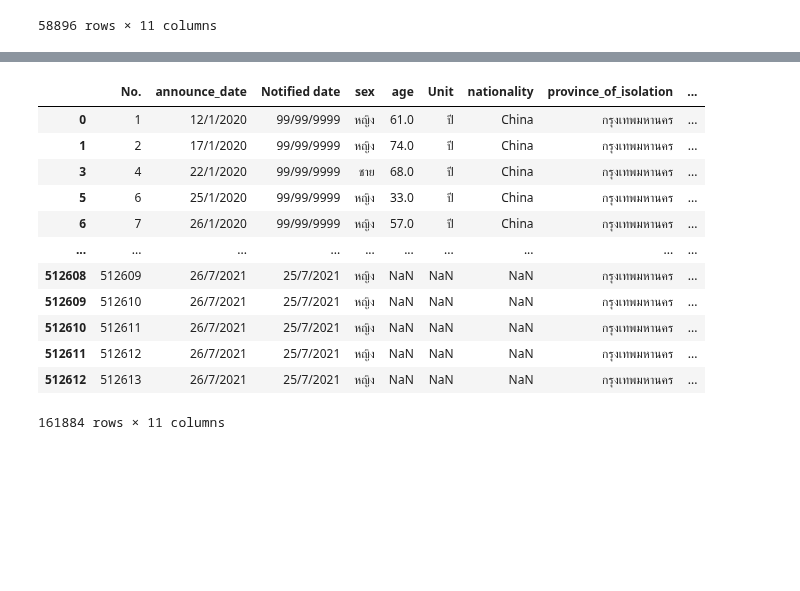
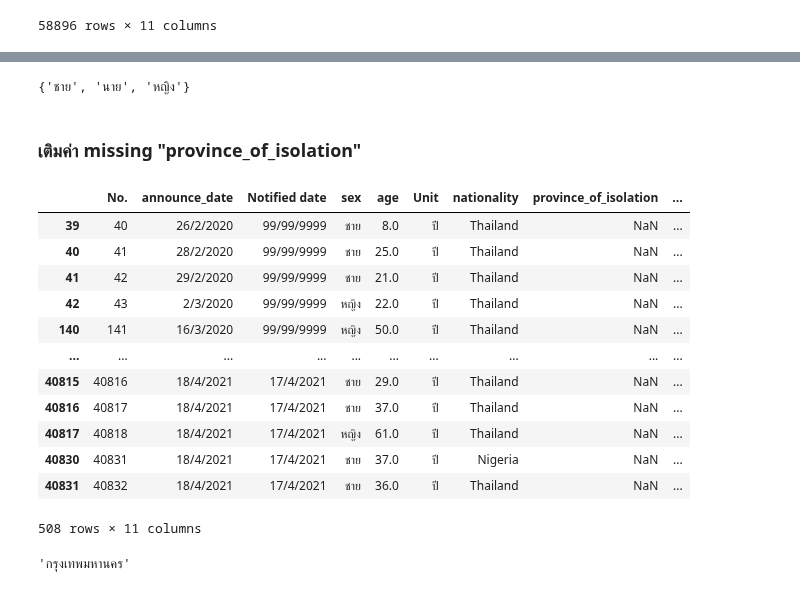
Before and after one commit to Peckkie/DPDM2021, a Jupyter notebook: Data_preprocessing_(Chapter_3).ipynb, the cells around one changed output, grey strips where cells are left out. Drawn from its saved outputs; the diff is of its cells as text; code cells hidden in the pictures; blank space fills up the shorter version.

Commit message:
Data_preprocessing_(Chapter_3)

```diff
--- a/Data_preprocessing_(Chapter_3).ipynb
+++ b/Data_preprocessing_(Chapter_3).ipynb
@@ -320,0 +366,3 @@ Name: Unit, Length: 512622, dtype: bool
+# %%
+data_covid_cases[['nationality']] = data_covid_cases[['nationality']].fillna('Thailand')  #commond sense
+data_covid_cases
@@ -443,0 +465,3 @@ data_covid_cases[data_covid_cases['province_of_onset'] == 'ขอนแก่น
+# %%
+data_covid_cases[['age']] = data_covid_cases[['age']].fillna(data_covid_cases['age'].mean()) #เติมด้วยค่าเฉลี่ย
+data_covid_cases
@@ -443,0 +494,3 @@ data_covid_cases[data_covid_cases['province_of_onset'] == 'ขอนแก่น
+# %%
+data_covid_cases[['sex']] = data_covid_cases[['sex']].fillna(data_covid_cases[['sex']].dropna().mode().iloc[0,0]) #เติมด้วยค่าเฉลี่ย
+data_covid_cases
@@ -444,16 +511,22 @@ data_covid_cases[data_covid_cases['province_of_onset'] == 'ขอนแก่น
+# %%
+set(data_covid_cases['sex'])
+# %% [output]
+{'ชาย', 'นาย', 'หญิง'}
+# %% [markdown]
+### เติมค่า missing "province_of_isolation"
 # %%
-data_covid_cases[data_covid_cases['province_of_isolation'] == 'กรุงเทพมหานคร']
+data_covid_cases[data_covid_cases['province_of_isolation'].isnull()] #เติม province_of_isolation
 # %% [output]
 |  | No. | announce_date | Notified date | sex | age | Unit | nationality | province_of_isolation | ... |
-| 0 | 1 | 12/1/2020 | 99/99/9999 | หญิง | 61.0 | ปี | China | กรุงเทพมหานคร | ... |
-| 1 | 2 | 17/1/2020 | 99/99/9999 | หญิง | 74.0 | ปี | China | กรุงเทพมหานคร | ... |
-| 3 | 4 | 22/1/2020 | 99/99/9999 | ชาย | 68.0 | ปี | China | กรุงเทพมหานคร | ... |
-| 5 | 6 | 25/1/2020 | 99/99/9999 | หญิง | 33.0 | ปี | China | กรุงเทพมหานคร | ... |
-| 6 | 7 | 26/1/2020 | 99/99/9999 | หญิง | 57.0 | ปี | China | กรุงเทพมหานคร | ... |
+| 39 | 40 | 26/2/2020 | 99/99/9999 | ชาย | 8.0 | ปี | Thailand | NaN | ... |
+| 40 | 41 | 28/2/2020 | 99/99/9999 | ชาย | 25.0 | ปี | Thailand | NaN | ... |
+| 41 | 42 | 29/2/2020 | 99/99/9999 | ชาย | 21.0 | ปี | Thailand | NaN | ... |
+| 42 | 43 | 2/3/2020 | 99/99/9999 | หญิง | 22.0 | ปี | Thailand | NaN | ... |
+| 140 | 141 | 16/3/2020 | 99/99/9999 | หญิง | 50.0 | ปี | Thailand | NaN | ... |
 | ... | ... | ... | ... | ... | ... | ... | ... | ... | ... |
-| 512608 | 512609 | 26/7/2021 | 25/7/2021 | หญิง | NaN | NaN | NaN | กรุงเทพมหานคร | ... |
-| 512609 | 512610 | 26/7/2021 | 25/7/2021 | หญิง | NaN | NaN | NaN | กรุงเทพมหานคร | ... |
-| 512610 | 512611 | 26/7/2021 | 25/7/2021 | หญิง | NaN | NaN | NaN | กรุงเทพมหานคร | ... |
-| 512611 | 512612 | 26/7/2021 | 25/7/2021 | หญิง | NaN | NaN | NaN | กรุงเทพมหานคร | ... |
-| 512612 | 512613 | 26/7/2021 | 25/7/2021 | หญิง | NaN | NaN | NaN | กรุงเทพมหานคร | ... |
+| 40815 | 40816 | 18/4/2021 | 17/4/2021 | ชาย | 29.0 | ปี | Thailand | NaN | ... |
+| 40816 | 40817 | 18/4/2021 | 17/4/2021 | ชาย | 37.0 | ปี | Thailand | NaN | ... |
+| 40817 | 40818 | 18/4/2021 | 17/4/2021 | หญิง | 61.0 | ปี | Thailand | NaN | ... |
+| 40830 | 40831 | 18/4/2021 | 17/4/2021 | ชาย | 37.0 | ปี | Nigeria | NaN | ... |
+| 40831 | 40832 | 18/4/2021 | 17/4/2021 | ชาย | 36.0 | ปี | Thailand | NaN | ... |
-161884 rows × 11 columns
+508 rows × 11 columns
@@ -464,0 +533,5 @@ data_covid_cases
+# %%
+#findind Mode of province_of_isolation
+data_covid_cases[['province_of_isolation']].dropna().mode().iloc[0,0]#Mode
+# %% [output]
+'กรุงเทพมหานคร'
```
Also changed, not shown: parts of 22 cells of this notebook.
